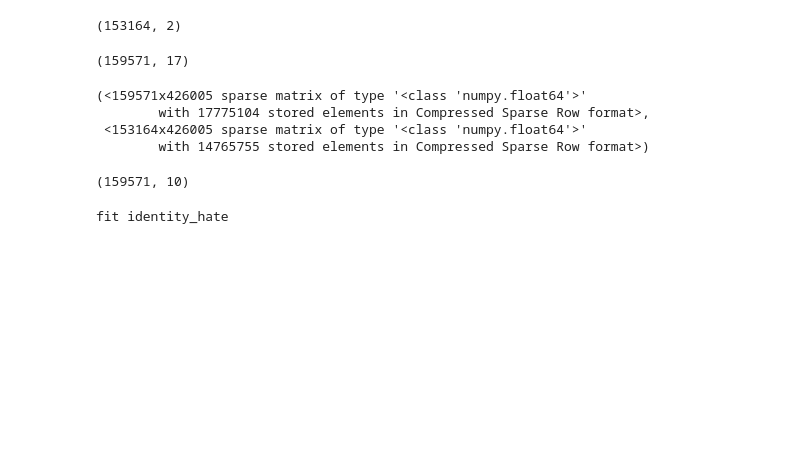
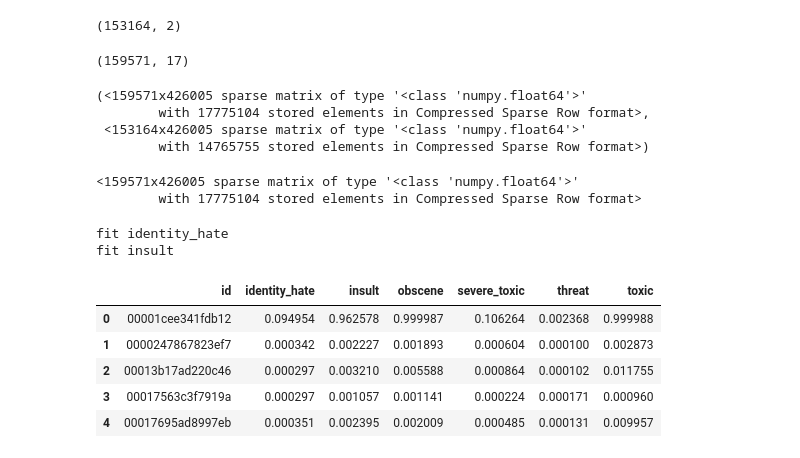
Before and after one commit to andyashall/toxic-comment, a Jupyter notebook: Comment.ipynb, the cells around one changed output. Cells and saved outputs as stored; diff of their text form; code cells hidden in the pictures; blank space fills up the shorter version.

```diff
--- a/Comment.ipynb
+++ b/Comment.ipynb
@@ -125,38 +125,55 @@ x = train.drop(targets, axis=1)
 test_x = test.drop(['id'], axis=1)
 x = x.drop(['id'], axis=1)
 # %%
-x['comment_term_doc'] = trn_term_doc
-test_x['comment_term_doc'] = test_term_doc
+x = trn_term_doc
+test_x = test_term_doc
 
-x = x.drop(['comment_text'], axis=1)
-test_x = test_x.drop(['comment_text'], axis=1)
+# x = x.drop(['comment_text'], axis=1)
+# test_x = test_x.drop(['comment_text'], axis=1)
 
-x.shape
+# x = x.fillna(0)
+# test_x = test_x.fillna(0)
+
+# x.shape
-# %% [output]
-(159571, 10)
 # %%
 def pr(y_i, y):
     p = x[y==y_i].sum(0)
     return (p+1) / ((y==y_i).sum()+1)
 # %%
+from sklearn.svm import SVC
 def get_mdl(y):
     y = y.values
     r = np.log(pr(1,y) / pr(0,y))
-    m = LogisticRegression(C=4, dual=True)
+    m = SVC(C=4, probability=True)
     x_nb = x.multiply(r)
     return m.fit(x_nb, y), r
+# %%
+x
+# %% [output]
+<159571x426005 sparse matrix of type '<class 'numpy.float64'>'
+        with 17775104 stored elements in Compressed Sparse Row format>
 # %%
 preds = np.zeros((len(test), len(targets)))
 
 for i, j in enumerate(targets):
     print('fit', j)
     m,r = get_mdl(train[j])
-    preds[:,i] = m.predict_proba(test_x)[:,1]
+    preds[:,i] = m.predict_proba(test_x.multiply(r))[:,1]
 # %% [output]
 fit identity_hate
+fit insult
 # %%
 subm = pd.read_csv('./data/sample_submission.csv')
 
 submid = pd.DataFrame({'id': subm["id"]})
 submission = pd.concat([submid, pd.DataFrame(preds, columns = targets)], axis=1)
 submission.to_csv('./data/submission.csv', index=False)
+# %%
+submission.head()
+# %% [output]
+|  | id | identity_hate | insult | obscene | severe_toxic | threat | toxic |
+| 0 | 00001cee341fdb12 | 0.094954 | 0.962578 | 0.999987 | 0.106264 | 0.002368 | 0.999988 |
+| 1 | 0000247867823ef7 | 0.000342 | 0.002227 | 0.001893 | 0.000604 | 0.000100 | 0.002873 |
+| 2 | 00013b17ad220c46 | 0.000297 | 0.003210 | 0.005588 | 0.000864 | 0.000102 | 0.011755 |
+| 3 | 00017563c3f7919a | 0.000297 | 0.001057 | 0.001141 | 0.000224 | 0.000171 | 0.000960 |
+| 4 | 00017695ad8997eb | 0.000351 | 0.002395 | 0.002009 | 0.000485 | 0.000131 | 0.009957 |
```
